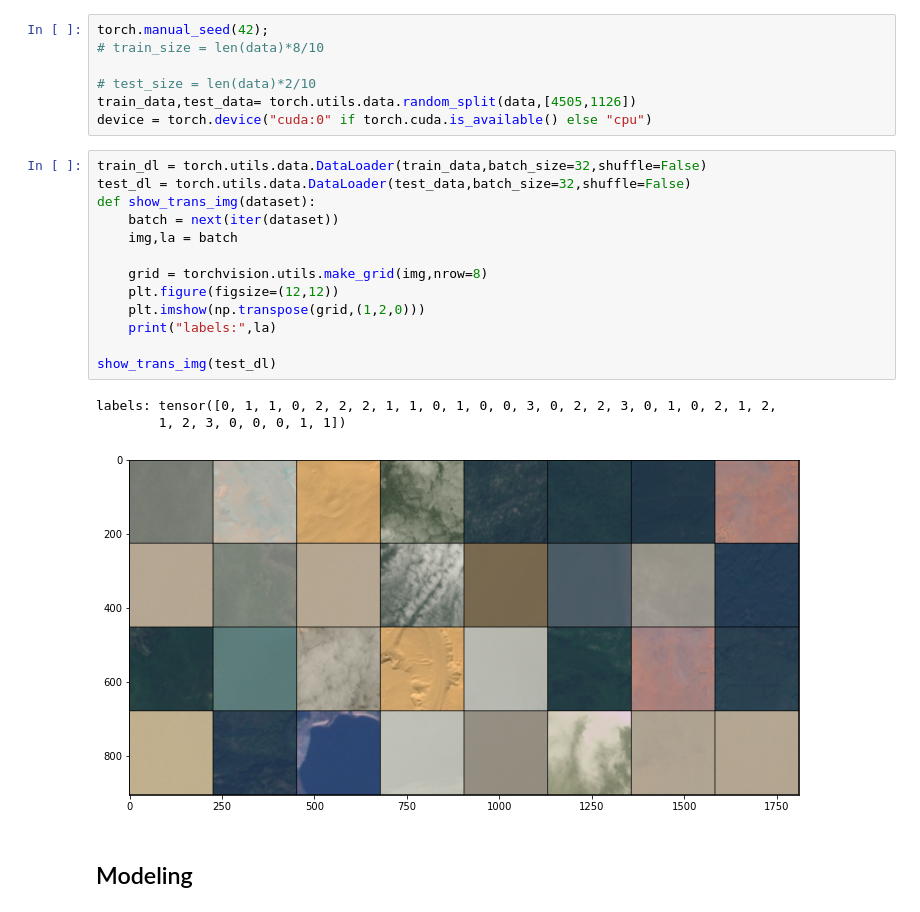
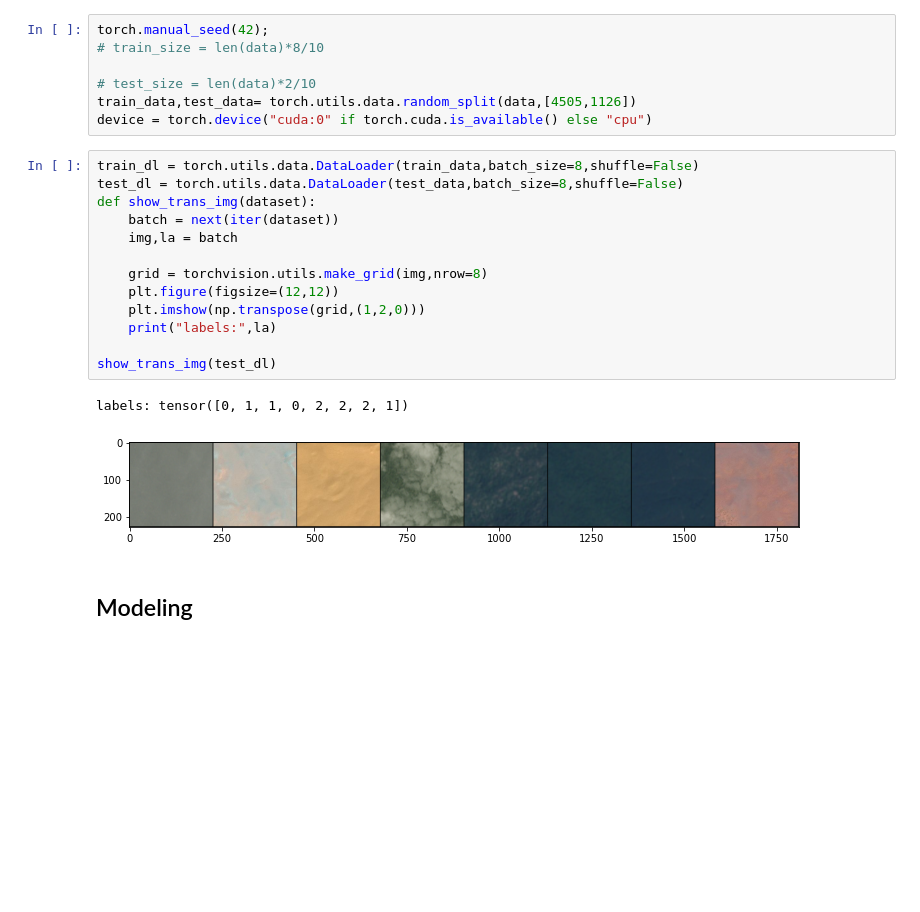
Before and after one commit to NickStrain/satellie-image-classification-new, a Jupyter notebook: Satellite image classification Resnet.ipynb, the cells around one changed output. Cells and saved outputs as stored; diff of their text form; blank space fills up the shorter version.

```diff
--- a/Satellite image classification Resnet.ipynb
+++ b/Satellite image classification Resnet.ipynb
@@ -38,22 +38,21 @@ torch.manual_seed(42);
 train_data,test_data= torch.utils.data.random_split(data,[4505,1126])
 device = torch.device("cuda:0" if torch.cuda.is_available() else "cpu")
 # %%
-train_dl = torch.utils.data.DataLoader(train_data,batch_size=32,shuffle=False)
-test_dl = torch.utils.data.DataLoader(test_data,batch_size=32,shuffle=False)
+train_dl = torch.utils.data.DataLoader(train_data,batch_size=8,shuffle=False)
+test_dl = torch.utils.data.DataLoader(test_data,batch_size=8,shuffle=False)
 def show_trans_img(dataset):
     batch = next(iter(dataset))
     img,la = batch
 
     grid = torchvision.utils.make_grid(img,nrow=8)
     plt.figure(figsize=(12,12))
     plt.imshow(np.transpose(grid,(1,2,0)))
     print("labels:",la)
 
 show_trans_img(test_dl)
 # %% [output]
-labels: tensor([0, 1, 1, 0, 2, 2, 2, 1, 1, 0, 1, 0, 0, 3, 0, 2, 2, 3, 0, 1, 0, 2, 1, 2,
-        1, 2, 3, 0, 0, 0, 1, 1])
+labels: tensor([0, 1, 1, 0, 2, 2, 2, 1])
-[figure, old version]
+[figure, new version]
 # %% [markdown]
 ## Modeling
 # %%
```
Also changed, not shown: parts of 11 cells of this notebook.
